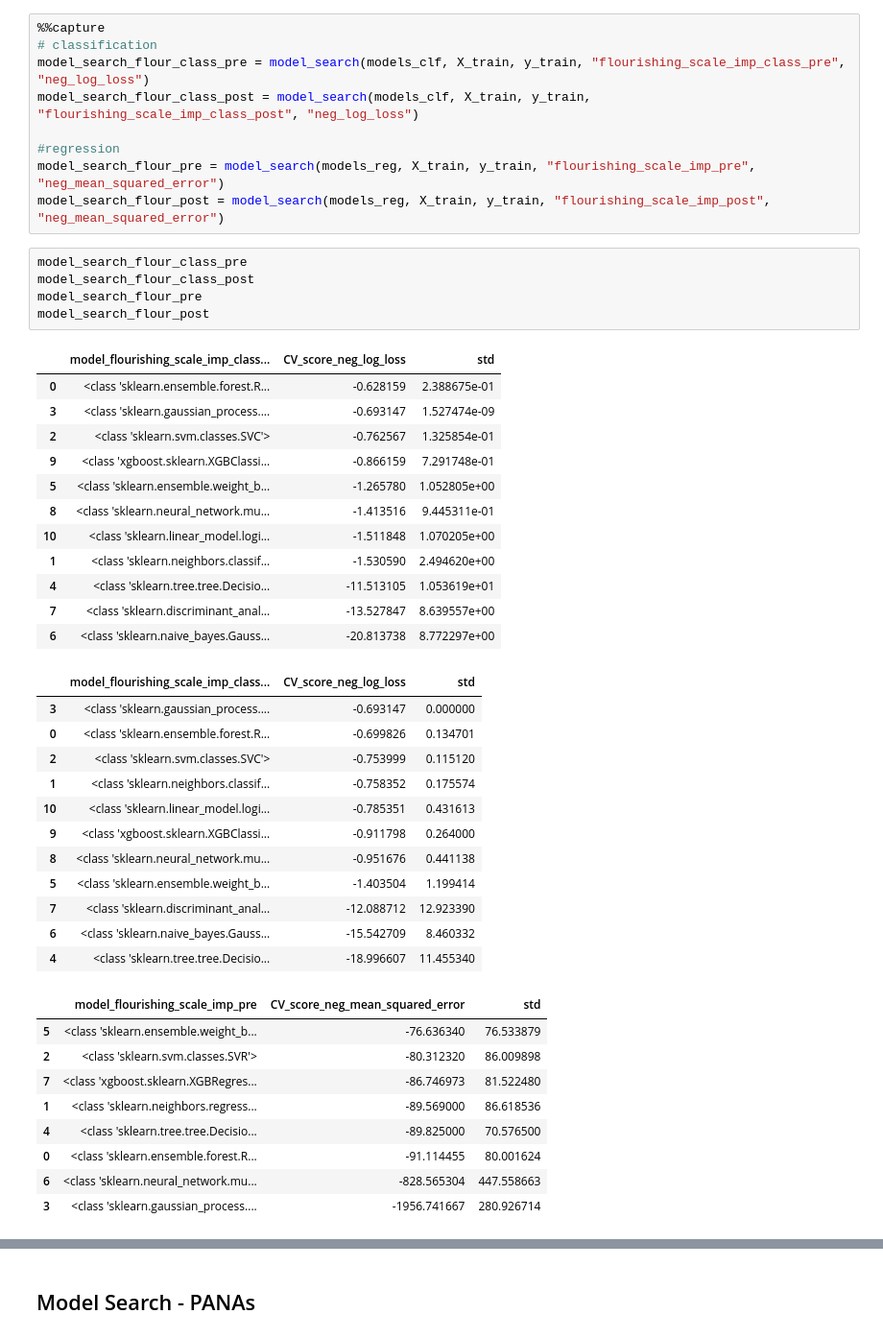
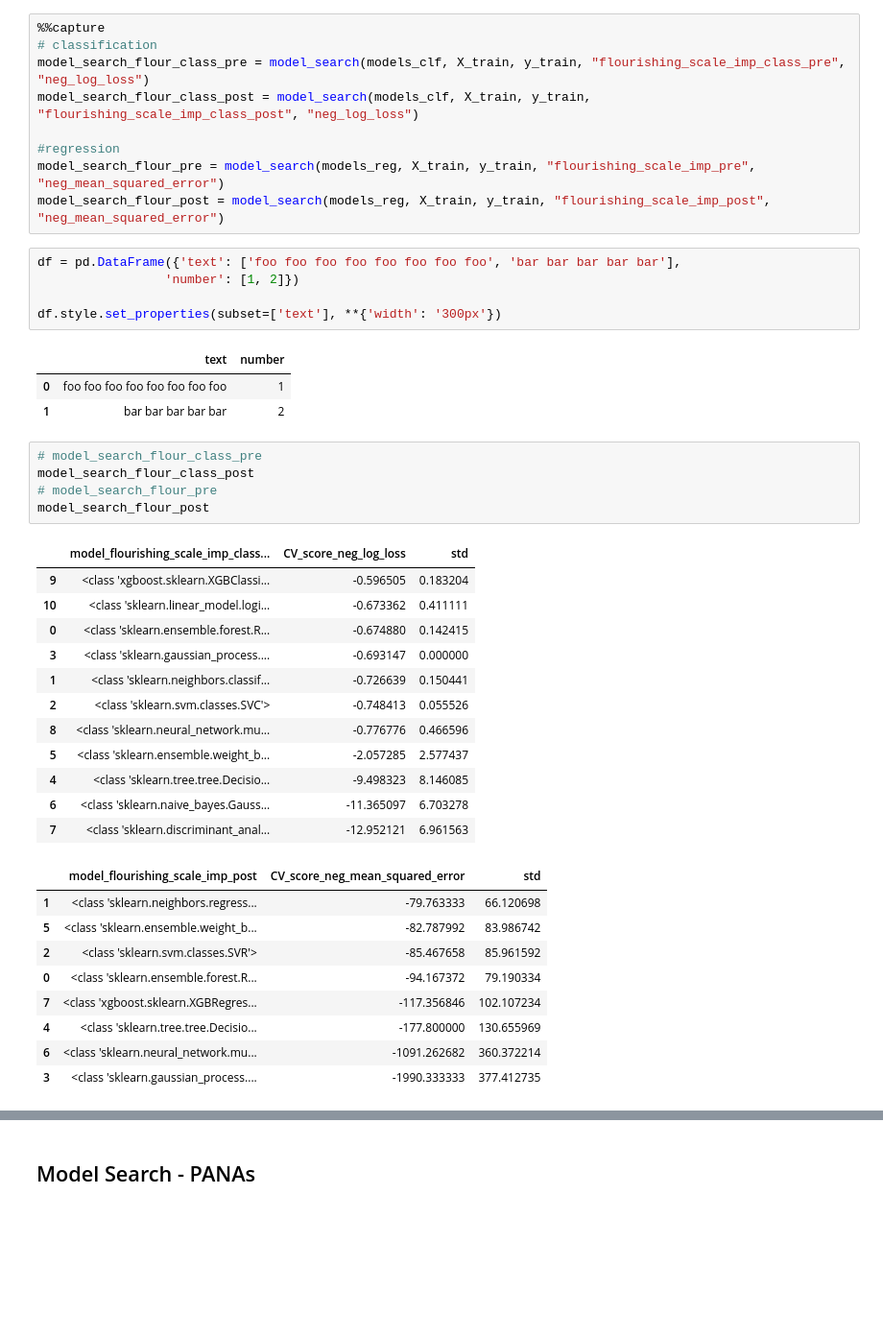
Before and after one commit to AndrewLSyd/COMP9417_major_project-1, a Jupyter notebook: 04_model_search.ipynb, the cells around one changed output, grey strips where cells are left out. Shown: that part at 96% size. Saved outputs shown, nothing was run; the diff lists cells and outputs as text; blank space fills up the shorter version.

```diff
--- a/04_model_search.ipynb
+++ b/04_model_search.ipynb
@@ -218,42 +223,39 @@ model_search_flour_class_post = model_search(models_clf, X_train, y_train, "flou
 #regression
 model_search_flour_pre = model_search(models_reg, X_train, y_train, "flourishing_scale_imp_pre", "neg_mean_squared_error")
 model_search_flour_post = model_search(models_reg, X_train, y_train, "flourishing_scale_imp_post", "neg_mean_squared_error")
+# %%
+df = pd.DataFrame({'text': ['foo foo foo foo foo foo foo foo', 'bar bar bar bar bar'],
+                 'number': [1, 2]})
+
+df.style.set_properties(subset=['text'], **{'width': '300px'})
+# %% [output]
+|  | text | number |
+| 0 | foo foo foo foo foo foo foo foo | 1 |
+| 1 | bar bar bar bar bar | 2 |
 # %%
-model_search_flour_class_pre
+# model_search_flour_class_pre
 model_search_flour_class_post
-model_search_flour_pre
+# model_search_flour_pre
 model_search_flour_post
 # %% [output]
 |  | model_flourishing_scale_imp_class... | CV_score_neg_log_loss | std |
-| 0 | <class 'sklearn.ensemble.forest.R... | -0.628159 | 2.388675e-01 |
-| 3 | <class 'sklearn.gaussian_process.... | -0.693147 | 1.527474e-09 |
-| 2 | <class 'sklearn.svm.classes.SVC'> | -0.762567 | 1.325854e-01 |
-| 9 | <class 'xgboost.sklearn.XGBClassi... | -0.866159 | 7.291748e-01 |
-| 5 | <class 'sklearn.ensemble.weight_b... | -1.265780 | 1.052805e+00 |
-| 8 | <class 'sklearn.neural_network.mu... | -1.413516 | 9.445311e-01 |
-| 10 | <class 'sklearn.linear_model.logi... | -1.511848 | 1.070205e+00 |
-| 1 | <class 'sklearn.neighbors.classif... | -1.530590 | 2.494620e+00 |
-| 4 | <class 'sklearn.tree.tree.Decisio... | -11.513105 | 1.053619e+01 |
-| 7 | <class 'sklearn.discriminant_anal... | -13.527847 | 8.639557e+00 |
-| 6 | <class 'sklearn.naive_bayes.Gauss... | -20.813738 | 8.772297e+00 |
+| 9 | <class 'xgboost.sklearn.XGBClassi... | -0.596505 | 0.183204 |
+| 10 | <class 'sklearn.linear_model.logi... | -0.673362 | 0.411111 |
+| 0 | <class 'sklearn.ensemble.forest.R... | -0.674880 | 0.142415 |
+| 3 | <class 'sklearn.gaussian_process.... | -0.693147 | 0.000000 |
+| 1 | <class 'sklearn.neighbors.classif... | -0.726639 | 0.150441 |
+| 2 | <class 'sklearn.svm.classes.SVC'> | -0.748413 | 0.055526 |
+| 8 | <class 'sklearn.neural_network.mu... | -0.776776 | 0.466596 |
+| 5 | <class 'sklearn.ensemble.weight_b... | -2.057285 | 2.577437 |
+| 4 | <class 'sklearn.tree.tree.Decisio... | -9.498323 | 8.146085 |
+| 6 | <class 'sklearn.naive_bayes.Gauss... | -11.365097 | 6.703278 |
+| 7 | <class 'sklearn.discriminant_anal... | -12.952121 | 6.961563 |
-|  | model_flourishing_scale_imp_class... | CV_score_neg_log_loss | std |
-| 3 | <class 'sklearn.gaussian_process.... | -0.693147 | 0.000000 |
-| 0 | <class 'sklearn.ensemble.forest.R... | -0.699826 | 0.134701 |
-| 2 | <class 'sklearn.svm.classes.SVC'> | -0.753999 | 0.115120 |
-| 1 | <class 'sklearn.neighbors.classif... | -0.758352 | 0.175574 |
-| 10 | <class 'sklearn.linear_model.logi... | -0.785351 | 0.431613 |
-| 9 | <class 'xgboost.sklearn.XGBClassi... | -0.911798 | 0.264000 |
-| 8 | <class 'sklearn.neural_network.mu... | -0.951676 | 0.441138 |
-| 5 | <class 'sklearn.ensemble.weight_b... | -1.403504 | 1.199414 |
-| 7 | <class 'sklearn.discriminant_anal... | -12.088712 | 12.923390 |
-| 6 | <class 'sklearn.naive_bayes.Gauss... | -15.542709 | 8.460332 |
-| 4 | <class 'sklearn.tree.tree.Decisio... | -18.996607 | 11.455340 |
+|  | model_flourishing_scale_imp_post | CV_score_neg_mean_squared_error | std |
+| 1 | <class 'sklearn.neighbors.regress... | -79.763333 | 66.120698 |
+| 5 | <class 'sklearn.ensemble.weight_b... | -82.787992 | 83.986742 |
+| 2 | <class 'sklearn.svm.classes.SVR'> | -85.467658 | 85.961592 |
+| 0 | <class 'sklearn.ensemble.forest.R... | -94.167372 | 79.190334 |
+| 7 | <class 'xgboost.sklearn.XGBRegres... | -117.356846 | 102.107234 |
+| 4 | <class 'sklearn.tree.tree.Decisio... | -177.800000 | 130.655969 |
+| 6 | <class 'sklearn.neural_network.mu... | -1091.262682 | 360.372214 |
+| 3 | <class 'sklearn.gaussian_process.... | -1990.333333 | 377.412735 |
-|  | model_flourishing_scale_imp_pre | CV_score_neg_mean_squared_error | std |
-| 5 | <class 'sklearn.ensemble.weight_b... | -76.636340 | 76.533879 |
-| 2 | <class 'sklearn.svm.classes.SVR'> | -80.312320 | 86.009898 |
-| 7 | <class 'xgboost.sklearn.XGBRegres... | -86.746973 | 81.522480 |
-| 1 | <class 'sklearn.neighbors.regress... | -89.569000 | 86.618536 |
-| 4 | <class 'sklearn.tree.tree.Decisio... | -89.825000 | 70.576500 |
-| 0 | <class 'sklearn.ensemble.forest.R... | -91.114455 | 80.001624 |
-| 6 | <class 'sklearn.neural_network.mu... | -828.565304 | 447.558663 |
-| 3 | <class 'sklearn.gaussian_process.... | -1956.741667 | 280.926714 |
```
Also changed, not shown: parts of 6 cells of this notebook, 2 other files.
